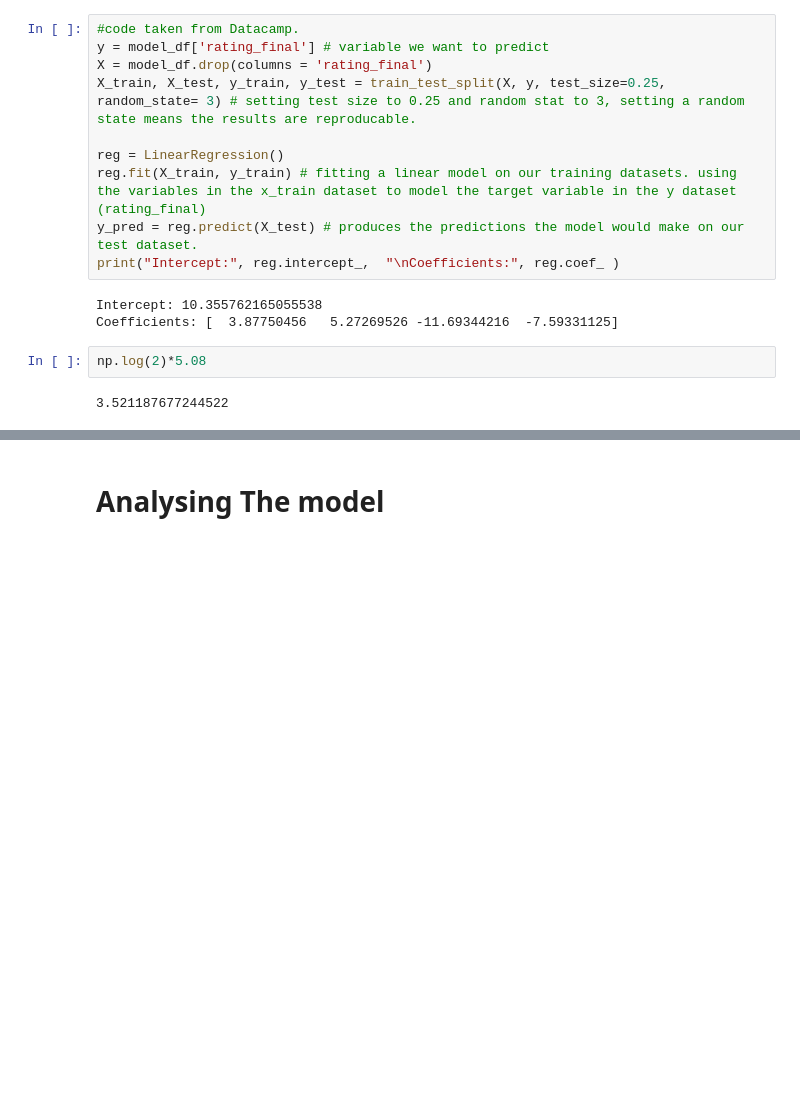
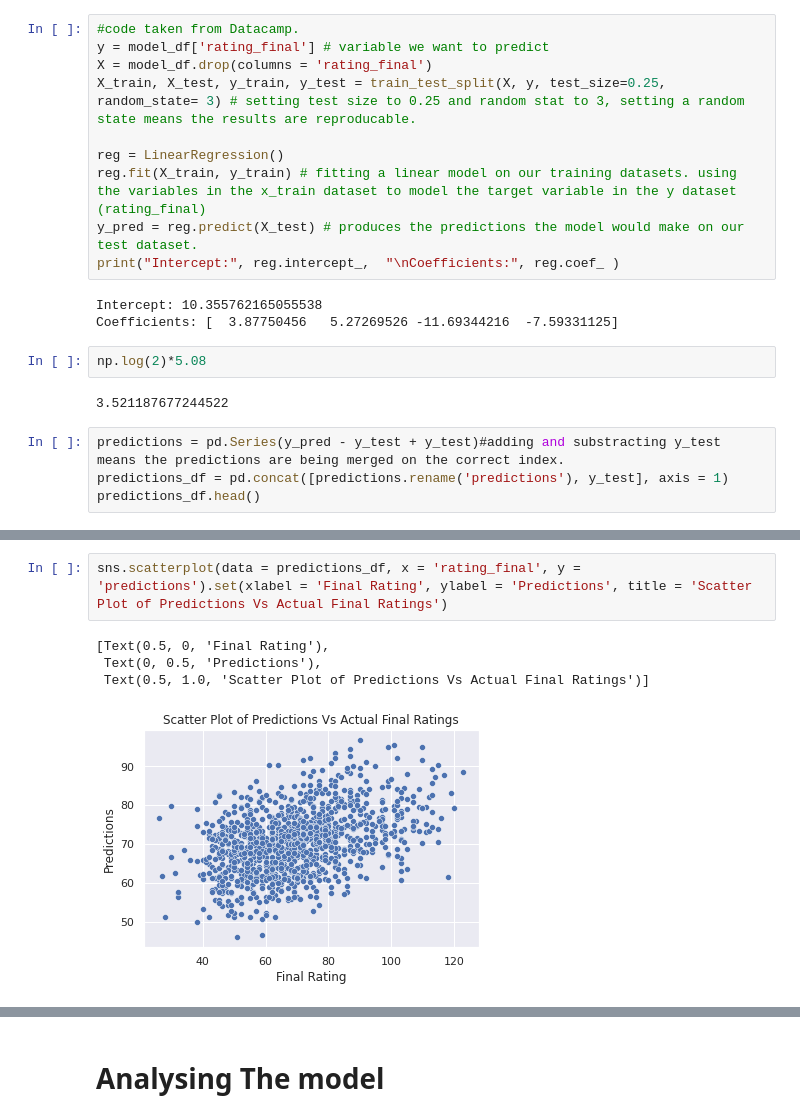
Before and after one commit to samkirwanppb/UCDPA_SamKirwan, a Jupyter notebook: project.ipynb, the cells around one changed output, grey strips where cells are left out. Saved outputs shown, nothing was run; the diff lists cells and outputs as text; blank space fills up the shorter version.

```diff
--- a/project.ipynb
+++ b/project.ipynb
@@ -813,3 +817,7 @@ Coefficients: [  3.87750456   5.27269526 -11.69344216  -7.59331125]
 np.log(2)*5.08
 # %% [output]
 3.521187677244522
+# %%
+predictions = pd.Series(y_pred - y_test + y_test)#adding and substracting y_test means the predictions are being merged on the correct index.
+predictions_df = pd.concat([predictions.rename('predictions'), y_test], axis = 1)
+predictions_df.head()
@@ -815,0 +831,7 @@ np.log(2)*5.08
+# %%
+sns.scatterplot(data = predictions_df, x = 'rating_final', y = 'predictions').set(xlabel = 'Final Rating', ylabel = 'Predictions', title = 'Scatter Plot of Predictions Vs Actual Final Ratings')
+# %% [output]
+[Text(0.5, 0, 'Final Rating'),
+ Text(0, 0.5, 'Predictions'),
+ Text(0.5, 1.0, 'Scatter Plot of Predictions Vs Actual Final Ratings')]
+[figure, added]
```
Also changed, not shown: parts of 27 cells of this notebook.
